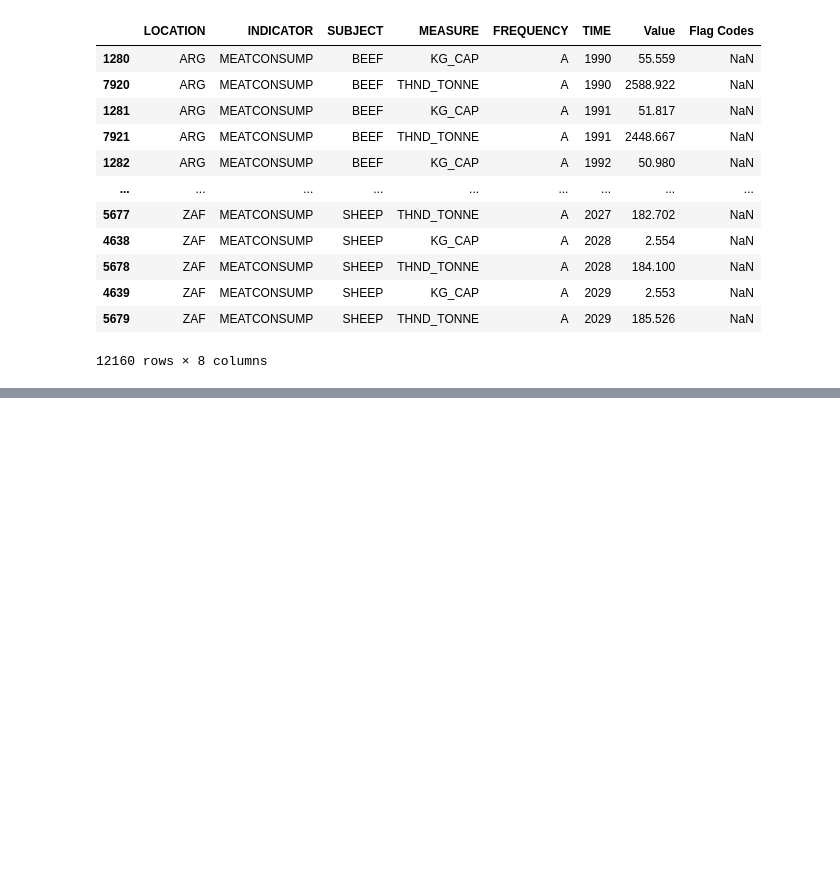
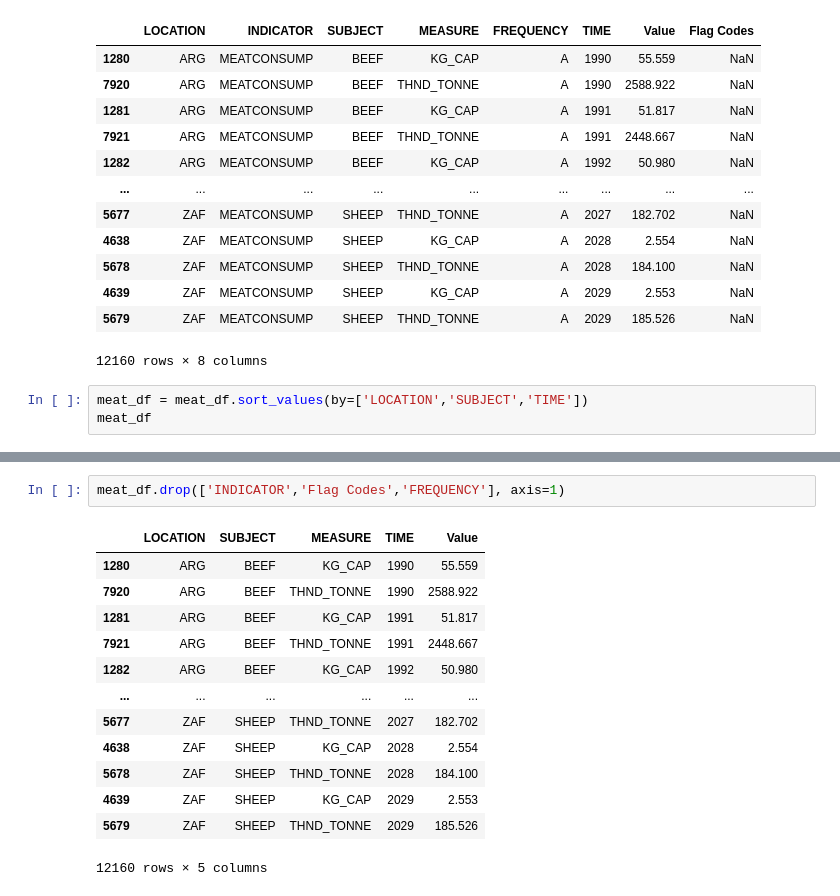
Before and after one commit to awesomepack/Mortality_By_Meat_Consumption, a Jupyter notebook: ETL.ipynb, the cells around one changed output, grey strips where cells are left out. Cells and saved outputs as stored; diff of their text form; blank space fills up the shorter version.

Commit message:
Drop Indicator, Flag codes, and Frequency Columns as I thought they were not necessary

```diff
--- a/ETL.ipynb
+++ b/ETL.ipynb
@@ -75,3 +75,6 @@ meat_df.sort_values(by=['LOCATION','SUBJECT','TIME'])
 | 4639 | ZAF | MEATCONSUMP | SHEEP | KG_CAP | A | 2029 | 2.553 | NaN |
 | 5679 | ZAF | MEATCONSUMP | SHEEP | THND_TONNE | A | 2029 | 185.526 | NaN |
 12160 rows × 8 columns
+# %%
+meat_df = meat_df.sort_values(by=['LOCATION','SUBJECT','TIME'])
+meat_df
@@ -77,0 +95,16 @@ meat_df.sort_values(by=['LOCATION','SUBJECT','TIME'])
+# %%
+meat_df.drop(['INDICATOR','Flag Codes','FREQUENCY'], axis=1)
+# %% [output]
+|  | LOCATION | SUBJECT | MEASURE | TIME | Value |
+| 1280 | ARG | BEEF | KG_CAP | 1990 | 55.559 |
+| 7920 | ARG | BEEF | THND_TONNE | 1990 | 2588.922 |
+| 1281 | ARG | BEEF | KG_CAP | 1991 | 51.817 |
+| 7921 | ARG | BEEF | THND_TONNE | 1991 | 2448.667 |
+| 1282 | ARG | BEEF | KG_CAP | 1992 | 50.980 |
+| ... | ... | ... | ... | ... | ... |
+| 5677 | ZAF | SHEEP | THND_TONNE | 2027 | 182.702 |
+| 4638 | ZAF | SHEEP | KG_CAP | 2028 | 2.554 |
+| 5678 | ZAF | SHEEP | THND_TONNE | 2028 | 184.100 |
+| 4639 | ZAF | SHEEP | KG_CAP | 2029 | 2.553 |
+| 5679 | ZAF | SHEEP | THND_TONNE | 2029 | 185.526 |
+12160 rows × 5 columns
```
Also changed, not shown: parts of 2 cells of this notebook.
